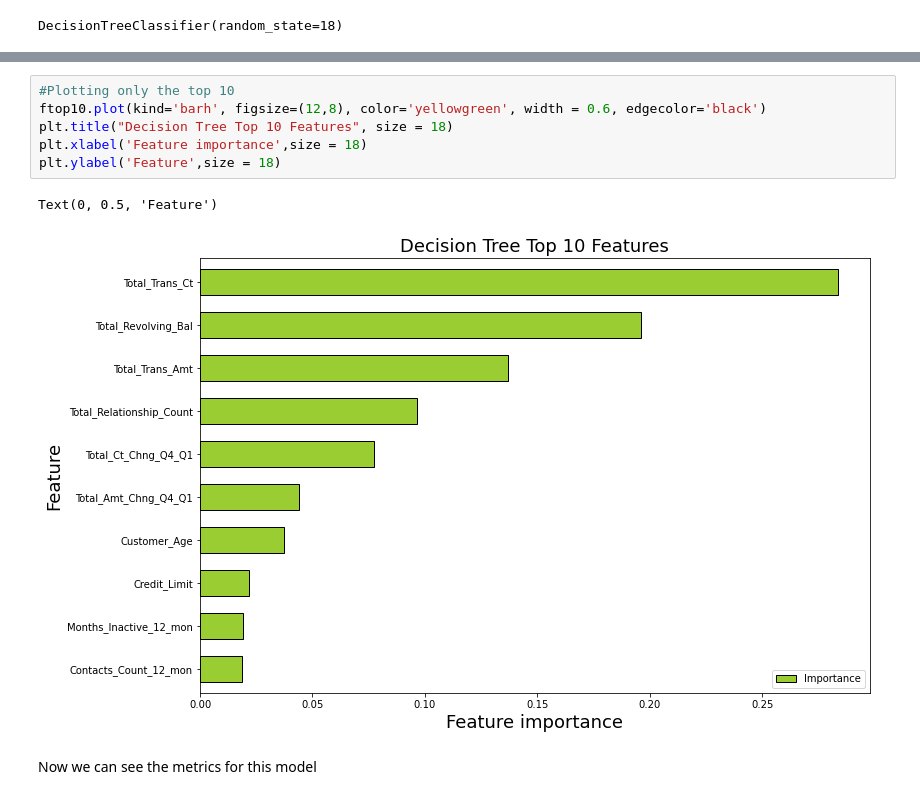
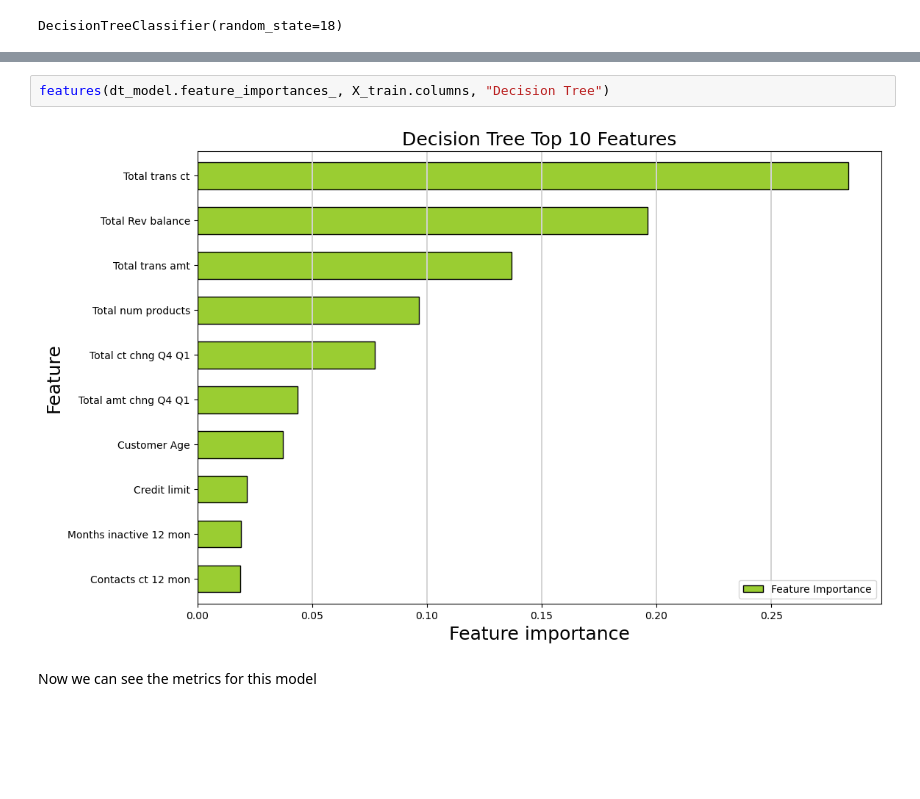
Before and after one commit to PaolaMalagon/Churn-Prediction-G2, a Jupyter notebook: Churn-Prediction-G2.ipynb, the cells around one changed output, grey strips where cells are left out. Drawn from its saved outputs; the diff is of its cells as text; blank space fills up the shorter version.

```diff
--- a/Churn-Prediction-G2.ipynb
+++ b/Churn-Prediction-G2.ipynb
@@ -787,12 +770,7 @@ ftop10
-# %%
-#Plotting only the top 10
-ftop10.plot(kind='barh', figsize=(12,8), color='yellowgreen', width = 0.6, edgecolor='black')
-plt.title("Decision Tree Top 10 Features", size = 18)
-plt.xlabel('Feature importance',size = 18)
-plt.ylabel('Feature',size = 18)
-# %% [output]
-Text(0, 0.5, 'Feature')
-[figure, removed]
+# %%
+features(dt_model.feature_importances_, X_train.columns, "Decision Tree")
+# %% [output]
+[figure, added]
 # %% [markdown]
 Now we can see the metrics for this model
 # %%
```
Also changed, not shown: parts of 44 cells of this notebook.
